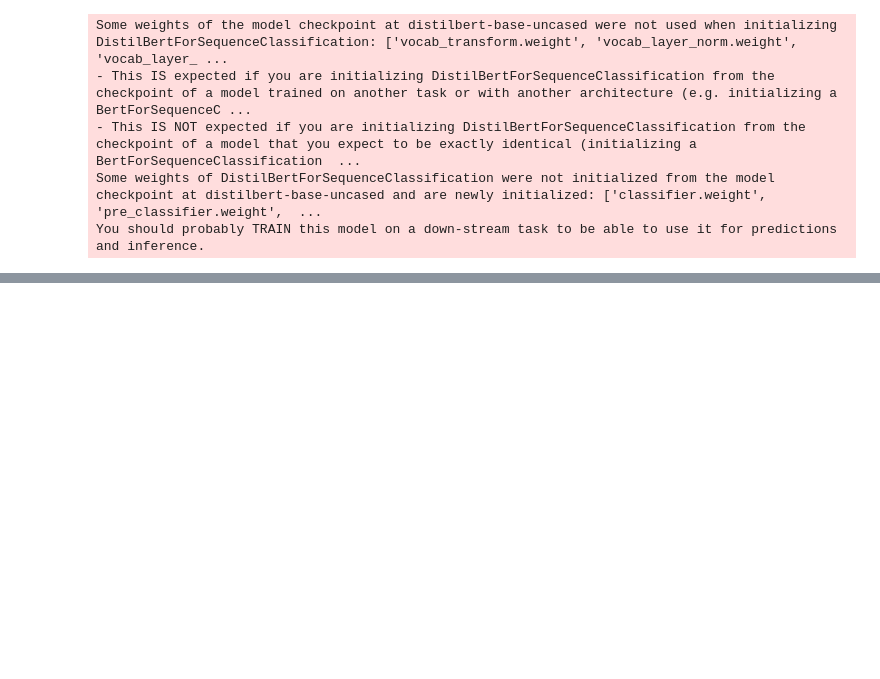
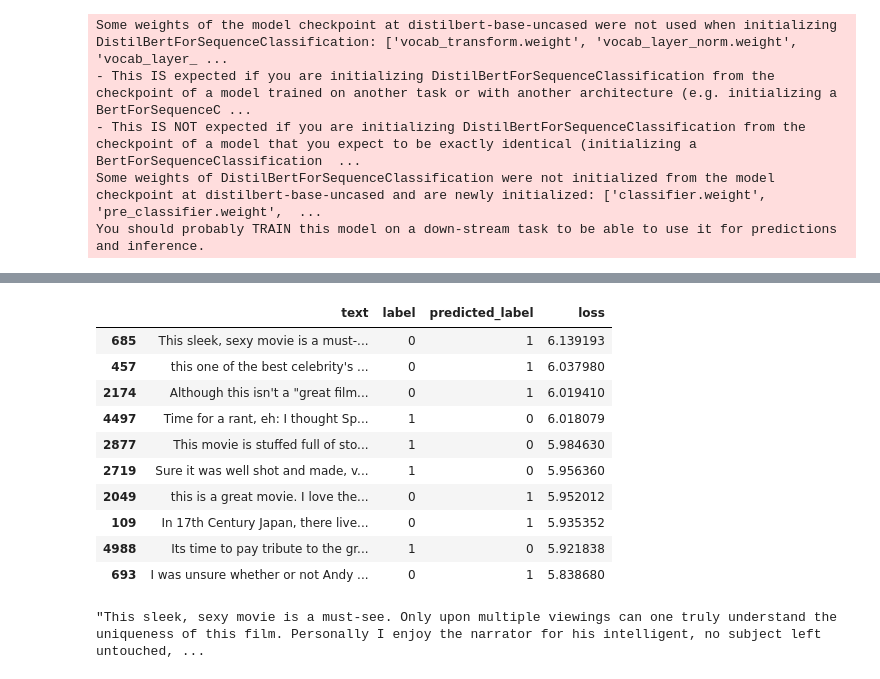
Before and after one commit to micheusch/sagemaker, a Jupyter notebook: imdb_nlp.ipynb, the cells around one changed output, grey strips where cells are left out. Cells and saved outputs as stored; diff of their text form; code cells hidden in the pictures; blank space fills up the shorter version.

```diff
--- a/imdb_nlp.ipynb
+++ b/imdb_nlp.ipynb
@@ -713,0 +702,55 @@ Model weights saved in models/pytorch_model.bin
+# %%
+from torch.nn.functional import cross_entropy
+
+def forward_pass_with_label(batch):
+    # Place all input tensors on the same device as the model
+    inputs = {k:v.to(device) for k,v in batch.items()
+              if k in tokenizer.model_input_names}
+
+    with torch.no_grad():
+        output = model(**inputs)
+        pred_label = torch.argmax(output.logits, axis=-1)
+        loss = cross_entropy(output.logits, batch["label"].to(device),
+                             reduction="none")
+
+    # Place outputs on CPU for compatibility with other dataset columns
+    return {"loss": loss.cpu().numpy(),
+            "predicted_label": pred_label.cpu().numpy()}
+# %%
+# Convert our dataset back to PyTorch tensors
+ds_encoded.set_format("torch",
+                            columns=["input_ids", "attention_mask", "label"])
+# Compute loss values
+ds_encoded["validation"] = ds_encoded["validation"].map(
+    forward_pass_with_label, batched=True, batch_size=16)
+# %%
+ds_encoded.set_format("pandas")
+cols = ["text", "label", "predicted_label", "loss"]
+df_test = ds_encoded["validation"][:][cols]
+# df_test["label"] = df_test["label"].apply(label_int2str)
+# df_test["predicted_label"] = (df_test["predicted_label"]
+#                               .apply(label_int2str))
+df_test["label"] = df_test["label"]
+df_test["predicted_label"] = df_test["predicted_label"]
+# %%
+# https://www.codegrepper.com/code-examples/python/pandas+set+option+max+columns
+pd.set_option('display.max_colwidth', 150)
+# %%
+#hide_output
+df_test.sort_values("loss", ascending=False).head(10)
+# %% [output]
+|  | text | label | predicted_label | loss |
+| 685 | This sleek, sexy movie is a must-... | 0 | 1 | 6.139193 |
+| 457 | this one of the best celebrity's ... | 0 | 1 | 6.037980 |
+| 2174 | Although this isn't a "great film... | 0 | 1 | 6.019410 |
+| 4497 | Time for a rant, eh: I thought Sp... | 1 | 0 | 6.018079 |
+| 2877 | This movie is stuffed full of sto... | 1 | 0 | 5.984630 |
+| 2719 | Sure it was well shot and made, v... | 1 | 0 | 5.956360 |
+| 2049 | this is a great movie. I love the... | 0 | 1 | 5.952012 |
+| 109 | In 17th Century Japan, there live... | 0 | 1 | 5.935352 |
+| 4988 | Its time to pay tribute to the gr... | 1 | 0 | 5.921838 |
+| 693 | I was unsure whether or not Andy ... | 0 | 1 | 5.838680 |
+# %%
+df_test.iloc[685].text
+# %% [output]
+"This sleek, sexy movie is a must-see. Only upon multiple viewings can one truly understand the uniqueness of this film. Personally I enjoy the narrator for his intelligent, no subject left untouched, ...
```
Also changed, not shown: parts of 23 cells of this notebook.
